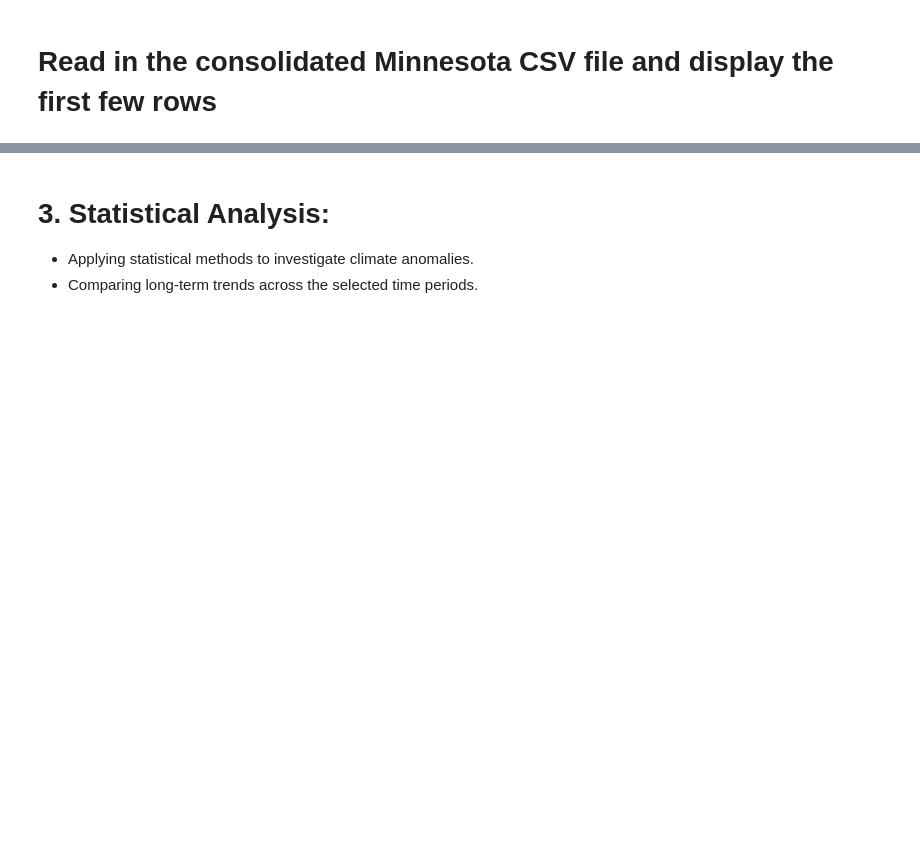
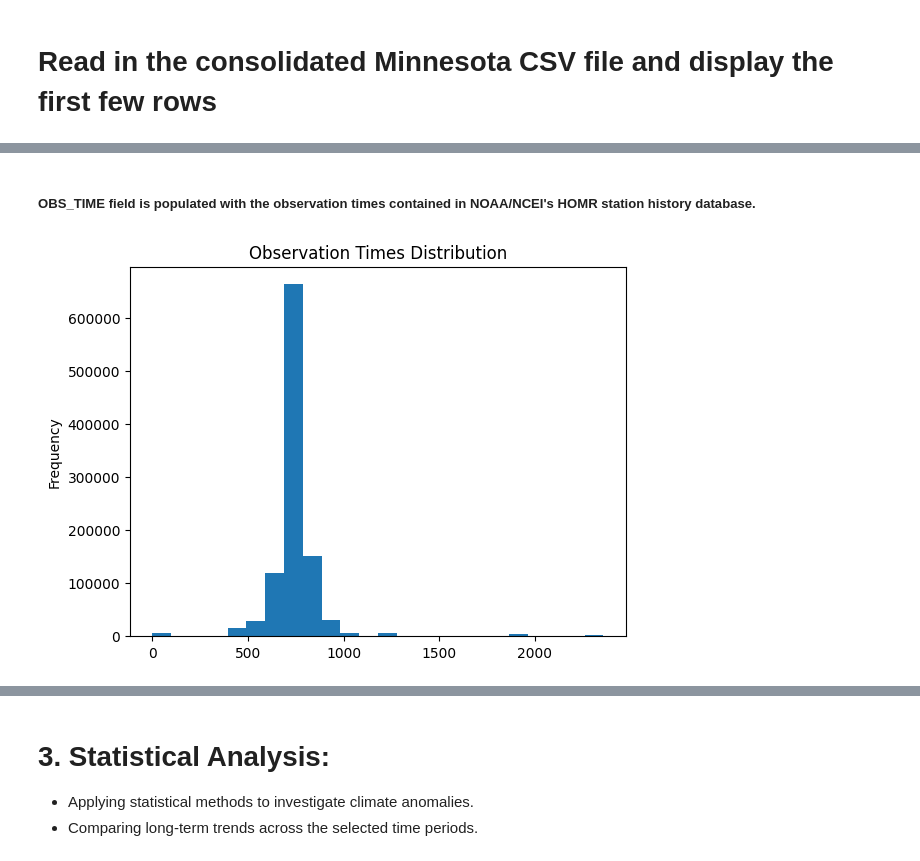
Before and after one commit to DataChemE/noaa_climate_modeling, a Jupyter notebook: noaa_climate_modeling_analysis.ipynb, the cells around one changed output, grey strips where cells are left out. Saved outputs shown, nothing was run; the diff lists cells and outputs as text; code cells hidden in the pictures; blank space fills up the shorter version.

```diff
--- a/noaa_climate_modeling_analysis.ipynb
+++ b/noaa_climate_modeling_analysis.ipynb
@@ -396,0 +390,3 @@ mn_data
+# %%
+# File URL
+STATIONS_URL = "https://www.ncei.noaa.gov/pub/data/ghcn/daily/ghcnd-stations.txt"
@@ -396,0 +433,18 @@ mn_data
+# %%
+# Main Execution
+if __name__ == "__main__":
+    # Load Minnesota data
+    mn_data = pd.read_csv("mn_consolidated.csv")
+
+    # Fetch and parse station metadata
+    print("Fetching station metadata...")
+    station_metadata = fetch_station_metadata(STATIONS_URL)
+    print(f"Total stations in metadata: {len(station_metadata)}")
+
+    # Filter for Minnesota stations
+    print("Filtering station metadata for Minnesota...")
+    mn_station_metadata = filter_station_metadata(mn_data, station_metadata)
+    print(f"Total Minnesota stations: {len(mn_station_metadata)}")
+
+    mn_station_metadata.to_csv("mn_station_metadata.csv", index=False)
+    print("Minnesota station metadata saved to 'mn_station_metadata.csv'.")
@@ -396,0 +525,5 @@ mn_data
+# %%
+# Date range of the data
+mn_data['DATE'] = pd.to_datetime(mn_data['DATE'], format='%Y%m%d')
+print("Date range of the data:")
+mn_data['DATE'].min(), mn_data['DATE'].max()
@@ -396,0 +631,7 @@ mn_data
+# %% [markdown]
+##### OBS_TIME field is populated with the observation times contained in NOAA/NCEI's HOMR station history database.
+# %%
+# Frequencies of the observation times
+mn_data['OBS_TIME'].plot(kind='hist', bins=24, title='Observation Times Distribution');
+# %% [output]
+[figure, added]
```
Also changed, not shown: parts of 45 cells of this notebook, 1 other file.
